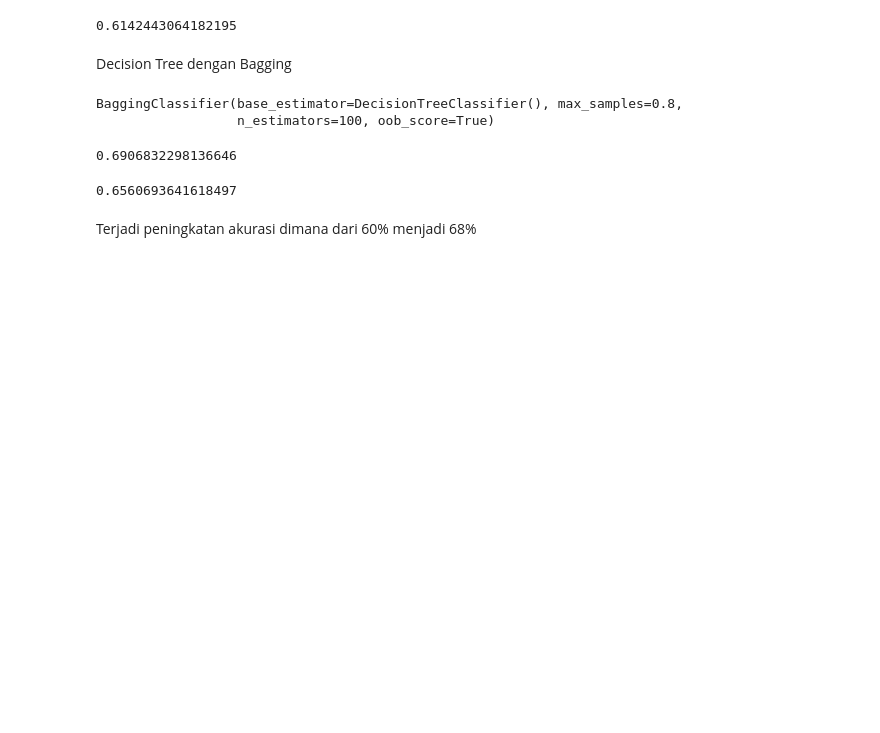
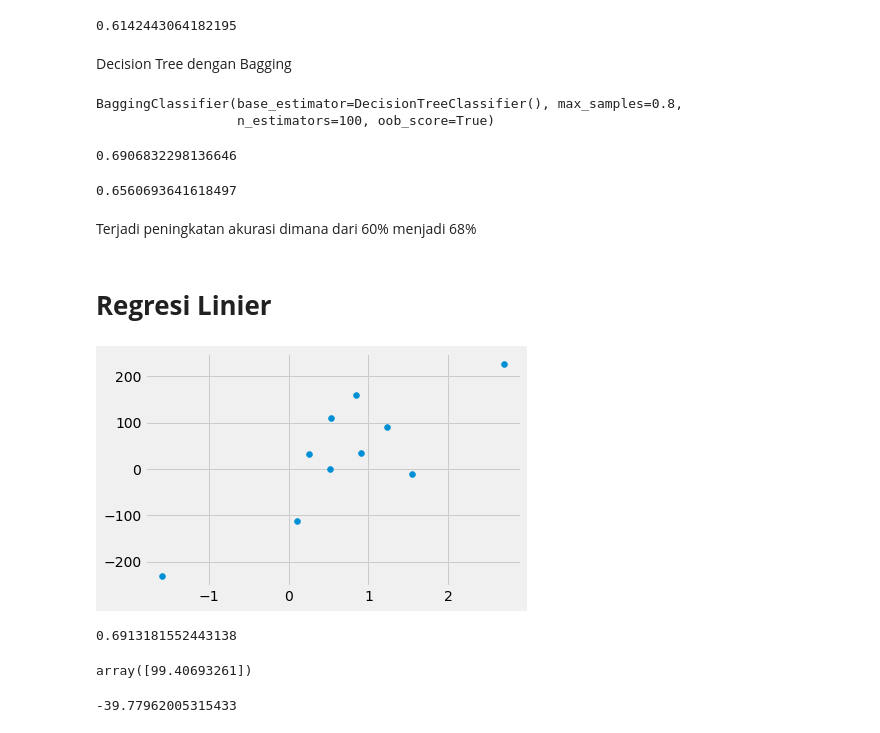
Before and after one commit to alvina-maharani/datamining, a Jupyter notebook: _sources/notebook.ipynb, the cells around one changed output. Cells and saved outputs as stored; diff of their text form; code cells hidden in the pictures; blank space fills up the shorter version.

```diff
--- a/_sources/notebook.ipynb
+++ b/_sources/notebook.ipynb
@@ -2203,3 +2203,28 @@ bag_model.score(xtest, ytest)
 0.6560693641618497
 # %% [markdown]
 Terjadi peningkatan akurasi dimana dari 60% menjadi 68%
+# %% [markdown]
+# **Regresi Linier**
+# %%
+import numpy as np
+from sklearn.linear_model import LinearRegression
+from sklearn.datasets import make_regression
+from matplotlib import pyplot as plt
+X_test, y_test = make_regression(n_samples=10, n_features=1, noise=100)
+pyplot.scatter(X_test,y_test)
+pyplot.show()
+# %% [output]
+[figure, added]
+# %%
+reg = LinearRegression().fit(X_test, y_test)
+reg.score(X_test, y_test)
+# %% [output]
+0.6913181552443138
+# %%
+reg.coef_
+# %% [output]
+array([99.40693261])
+# %%
+reg.intercept_
+# %% [output]
+-39.77962005315433
```
Also changed, not shown: parts of 2 cells of this notebook, 5 other files.
